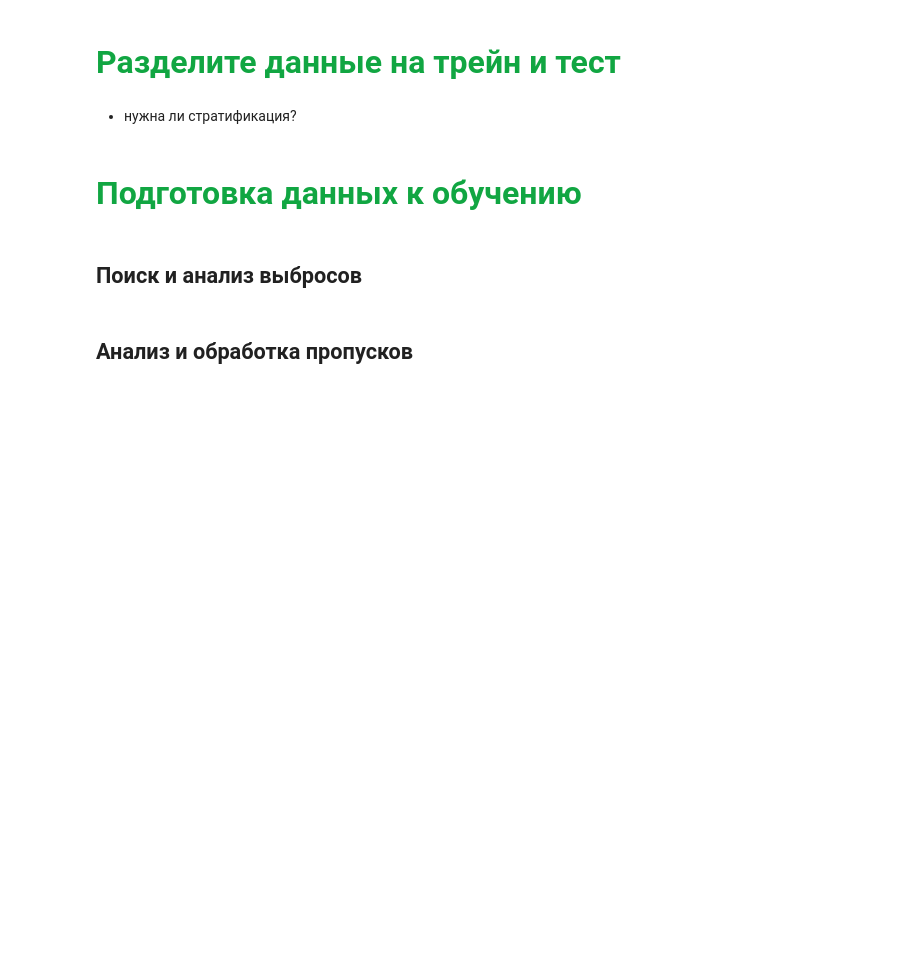
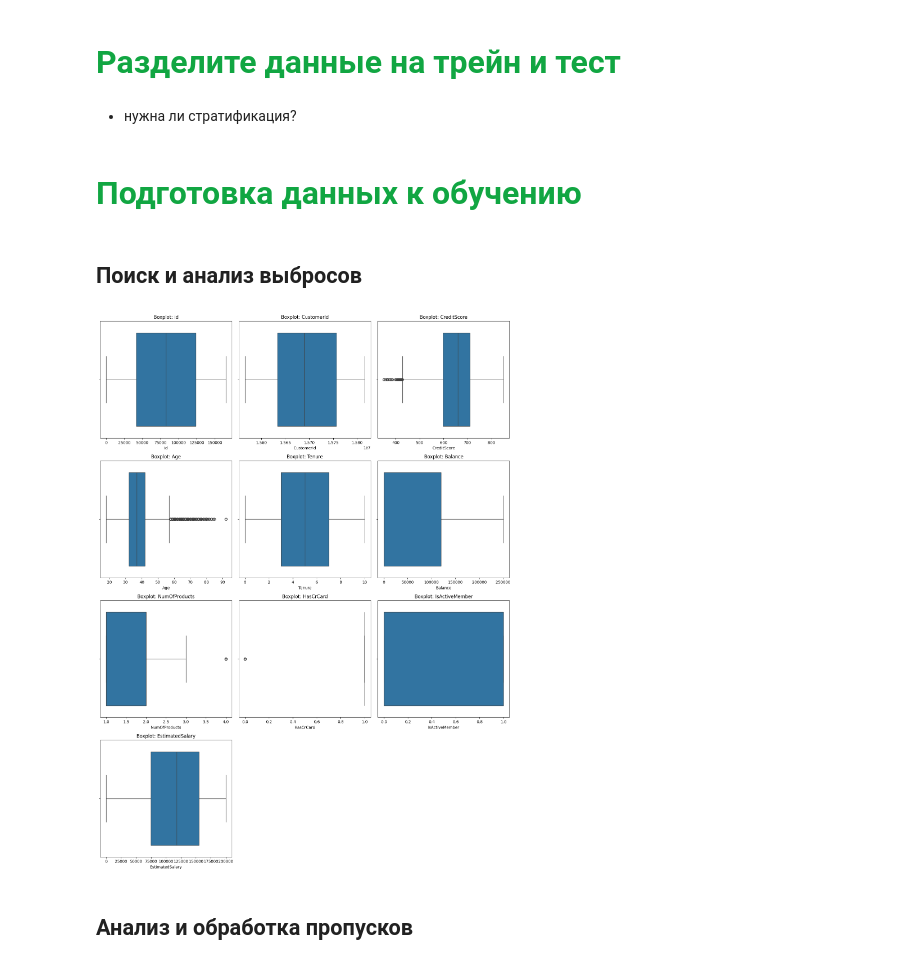
Before and after one commit to Sonechek/python_innopolis_ml, a Jupyter notebook: part_2/practice_work/практическая_работа_2.ipynb, the cells around one changed output. Drawn from its saved outputs; the diff is of its cells as text; code cells hidden in the pictures; blank space fills up the shorter version.

```diff
--- a/part_2/practice_work/практическая_работа_2.ipynb
+++ b/part_2/practice_work/практическая_работа_2.ipynb
@@ -84,0 +102,5 @@ dtype: int64
+# %%
+# ваш код
+# Описательные статистики для числовых признаков
+numeric_cols = df.select_dtypes(include=['int64', 'float64']).columns.drop('Exited')
+df[numeric_cols].describe().T
@@ -90,0 +123,10 @@ dtype: int64
+# %%
+# ваш код
+# Анализ категориальных признаков
+categorical_cols = df.select_dtypes(include=['object']).columns
+
+for col in categorical_cols:
+    print(f"\nПризнак: {col}")
+    print(f"Количество уникальных значений: {df[col].nunique()}")
+    print(f"Мода: {df[col].mode()[0]}")
+    print(df[col].value_counts())
@@ -109,2 +182,23 @@ dtype: int64
+# %%
+# ваш код
+# Визуализация выбросов для числовых признаков
+# Фиксируем 3 колонки
+n_cols = 3
+# Округление вверх
+n_rows = len(numeric_cols) // n_cols + (1 if len(numeric_cols) % n_cols != 0 else 0)
+
+# Создание фигуры с динамическим размером
+plt.figure(figsize=(15, 5*n_rows))
+
+# Построение boxplot для каждого числового признака
+for i, col in enumerate(numeric_cols, 1):
+    plt.subplot(n_rows, n_cols, i)
+    sns.boxplot(x=df[col])
+    plt.title(f'Boxplot: {col}')
+
+plt.tight_layout()
+plt.show()
+# %% [output]
+[figure, added]
 # %% [markdown]
 ## Анализ и обработка пропусков
```
Also changed, not shown: parts of 28 cells of this notebook, 5 other files.
